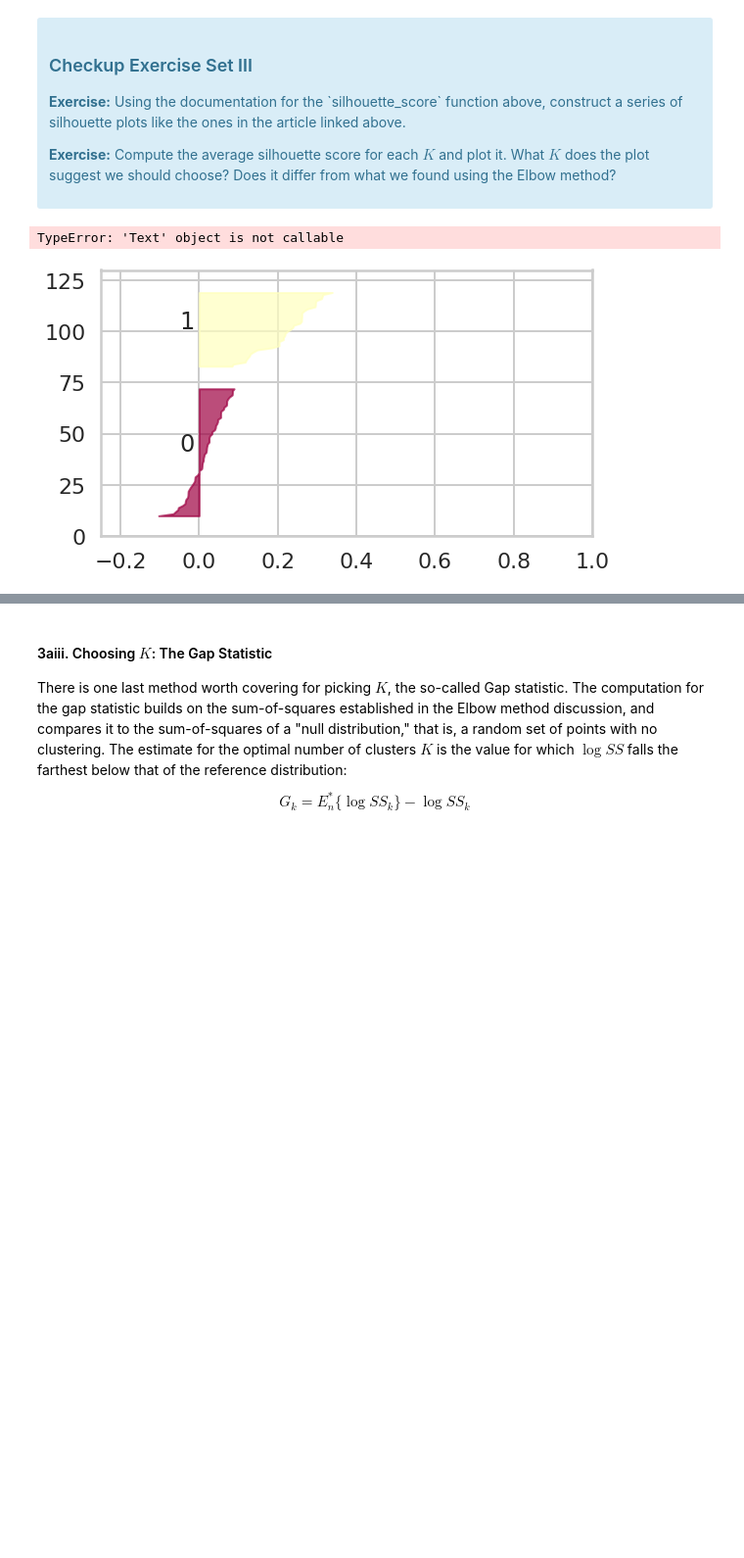
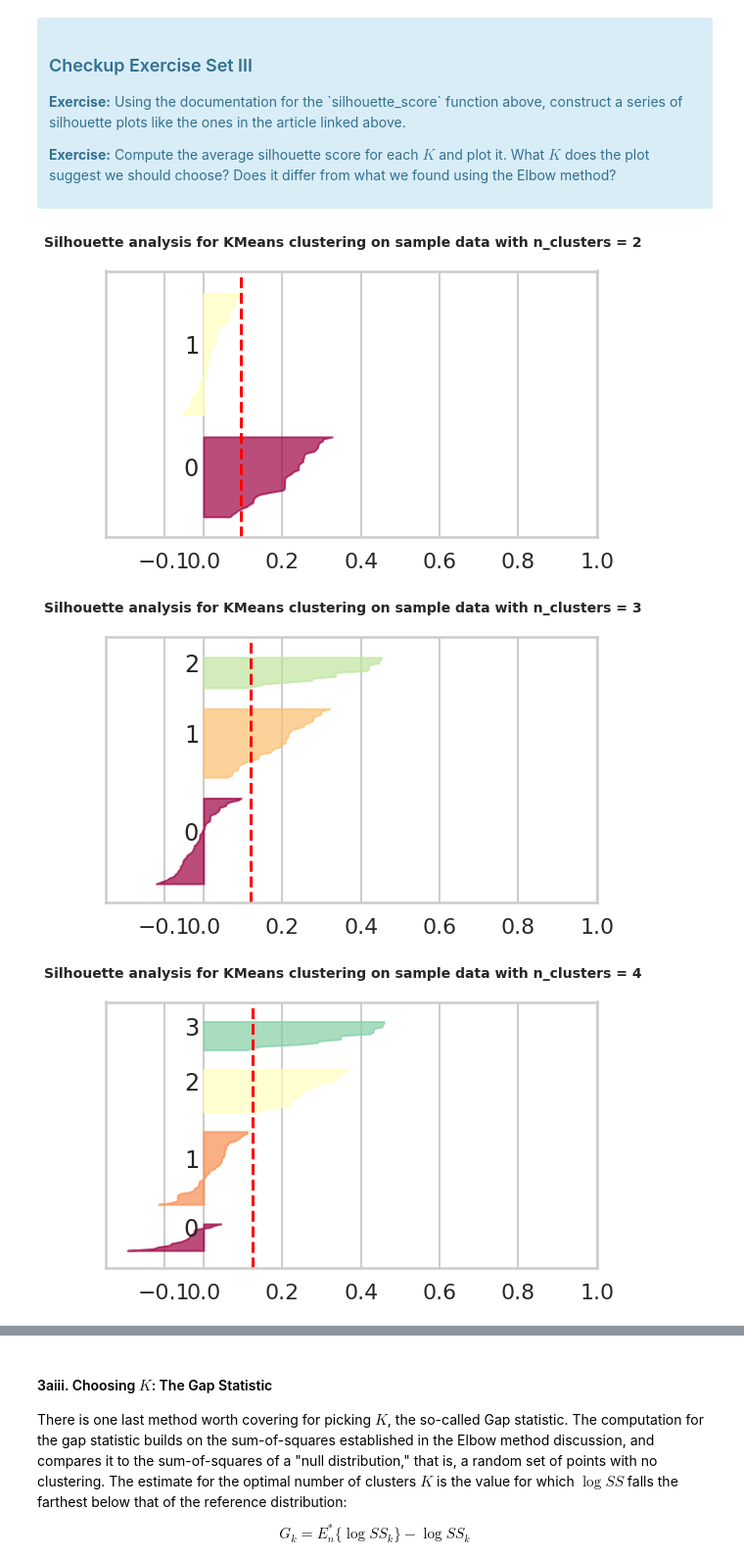
Before and after one commit to tdraths/Springboard-Unit-15, a Jupyter notebook: 15.6_Folder/Clustering Case Study - Customer Segmentation with K-Means - Tier 3.ipynb, the cells around one changed output, grey strips where cells are left out. Shown: that part at 98% size. Saved outputs shown, nothing was run; the diff lists cells and outputs as text; code cells hidden in the pictures; blank space fills up the shorter version.

```diff
--- a/15.6_Folder/Clustering Case Study - Customer Segmentation with K-Means - Tier 3.ipynb
+++ b/15.6_Folder/Clustering Case Study - Customer Segmentation with K-Means - Tier 3.ipynb
@@ -247,35 +247,36 @@ for K in Krange:
 
     y_lower = 10
     for i in range(K):
         ith_cluster_silhouette_values = sample_silhouette_values[cluster_labels == i]
 
         ith_cluster_silhouette_values.sort()
 
         size_cluster_i = ith_cluster_silhouette_values.shape[0]
         y_upper = y_lower + size_cluster_i
 
         cmap = cm.get_cmap("Spectral")
         color = cmap(float(i) / K)
         ax1.fill_betweenx(np.arange(y_lower, y_upper),
                          0, ith_cluster_silhouette_values,
                          facecolor=color, edgecolor=color, alpha=0.7)
 
         ax1.text(-0.05, y_lower + 0.5 * size_cluster_i, str(i))
 
         y_lower = y_upper + 10
 
-    ax1.title("The silhouette plot for the various clusters")
-    ax1.xlabel("The silhouette coefficient values")
-    ax1.ylabel("Cluster label")
+    #ax1.title("The silhouette plot for the various clusters")
+    #ax1.xlabel("The silhouette coefficient values")
+    #ax1.ylabel("Cluster label")
 
     ax1.axvline(x=silhouette_avg, color='red', linestyle='--')
 
     ax1.set_yticks([])
     ax1.set_xticks([-0.1, 0, 0.2, 0.4, 0.6, 0.8, 1])
 
     plt.suptitle(("Silhouette analysis for KMeans clustering on sample data "
                  "with n_clusters = %d" % K),
                 fontsize=14, fontweight='bold')
 # %% [output]
-TypeError: 'Text' object is not callable
-[figure, old version]
+[figure, new version]
+[figure, added]
+[figure, added]
```
Also changed, not shown: parts of 13 cells of this notebook.
